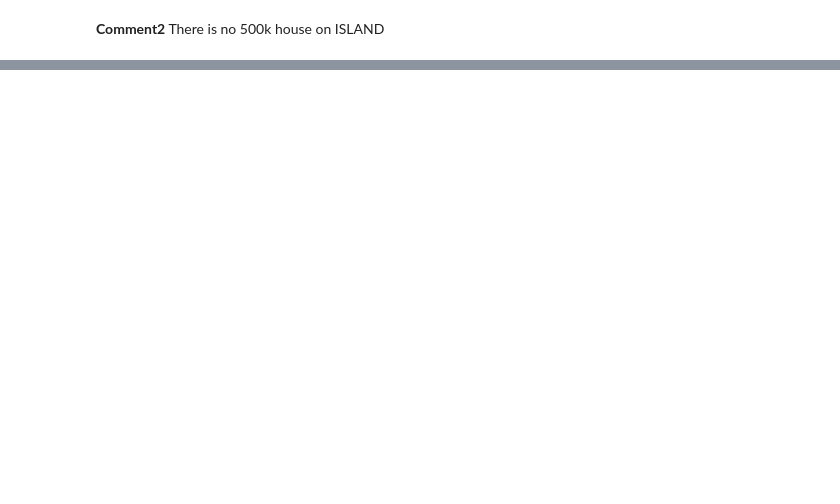
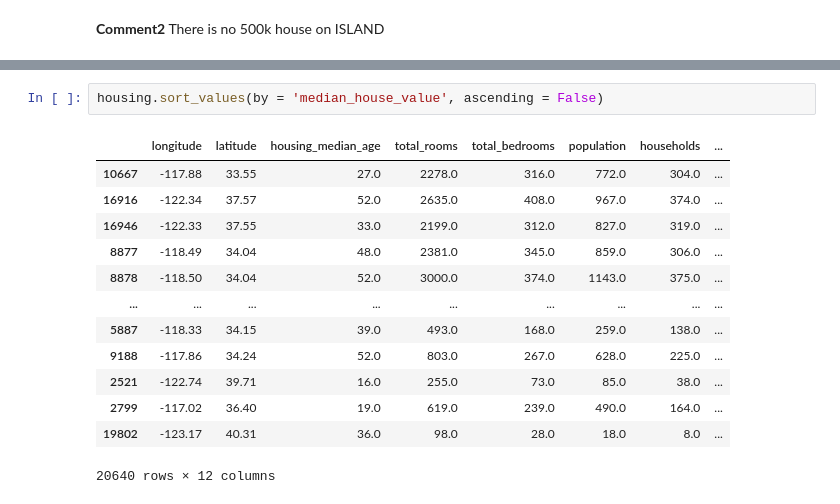
Before and after one commit to UBC-MDS/Movie_Selection, a Jupyter notebook: docs/EDA.ipynb, the cells around one changed output, grey strips where cells are left out. Saved outputs shown, nothing was run; the diff lists cells and outputs as text; blank space fills up the shorter version.

```diff
--- a/EDA.ipynb
+++ b/docs/EDA.ipynb
@@ -119,0 +152,16 @@ housing
+# %%
+housing.sort_values(by = 'median_house_value', ascending = False)
+# %% [output]
+|  | longitude | latitude | housing_median_age | total_rooms | total_bedrooms | population | households | ... |
+| 10667 | -117.88 | 33.55 | 27.0 | 2278.0 | 316.0 | 772.0 | 304.0 | ... |
+| 16916 | -122.34 | 37.57 | 52.0 | 2635.0 | 408.0 | 967.0 | 374.0 | ... |
+| 16946 | -122.33 | 37.55 | 33.0 | 2199.0 | 312.0 | 827.0 | 319.0 | ... |
+| 8877 | -118.49 | 34.04 | 48.0 | 2381.0 | 345.0 | 859.0 | 306.0 | ... |
+| 8878 | -118.50 | 34.04 | 52.0 | 3000.0 | 374.0 | 1143.0 | 375.0 | ... |
+| ... | ... | ... | ... | ... | ... | ... | ... | ... |
+| 5887 | -118.33 | 34.15 | 39.0 | 493.0 | 168.0 | 259.0 | 138.0 | ... |
+| 9188 | -117.86 | 34.24 | 52.0 | 803.0 | 267.0 | 628.0 | 225.0 | ... |
+| 2521 | -122.74 | 39.71 | 16.0 | 255.0 | 73.0 | 85.0 | 38.0 | ... |
+| 2799 | -117.02 | 36.40 | 19.0 | 619.0 | 239.0 | 490.0 | 164.0 | ... |
+| 19802 | -123.17 | 40.31 | 36.0 | 98.0 | 28.0 | 18.0 | 8.0 | ... |
+20640 rows × 12 columns
```
Also changed, not shown: parts of 7 cells of this notebook, 4 other files.
